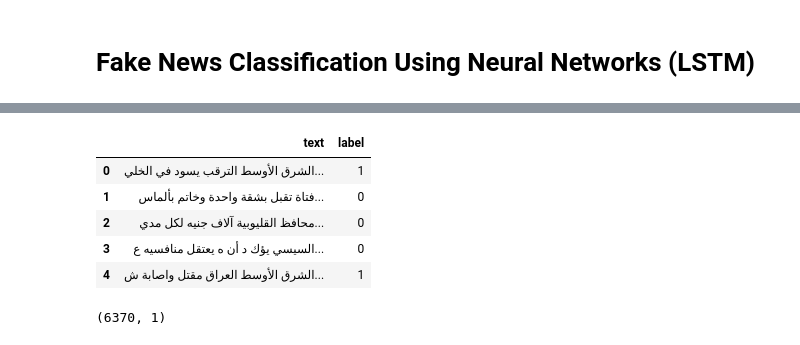
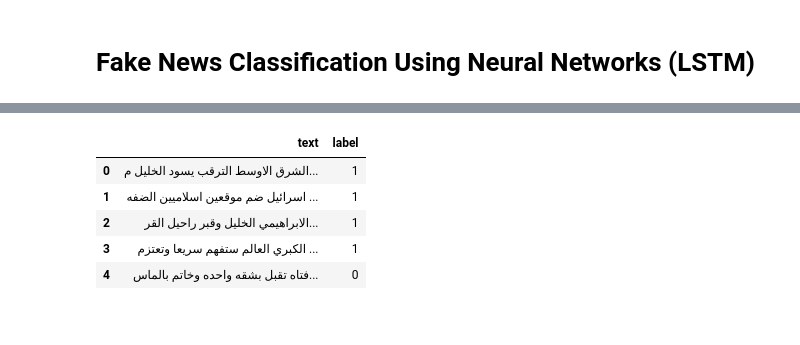
Before and after one commit to menaattia/arabic-fake-news, a Jupyter notebook: Models/lstm.ipynb, the cells around one changed output, grey strips where cells are left out. Saved outputs shown, nothing was run; the diff lists cells and outputs as text; code cells hidden in the pictures.

Commit message:
train lstm with different training data

```diff
--- a/Models/lstm.ipynb
+++ b/Models/lstm.ipynb
@@ -62,65 +51,21 @@ def text_to_sequence(text, vocab, max_len=200):
     tokens = tokenize(preprocess(text))
     sequence = [vocab.get(token, vocab['<PAD>']) for token in tokens]
     return np.array(sequence[:max_len] + [vocab['<PAD>']] * (max_len - len(sequence)))
-# %%
-from sklearn.feature_extraction.text import TfidfVectorizer
-
-df = pd.read_csv('compiled_real_fake_news_dataset.csv')
-
-# remove stop words
-# stop_words = set(stopwords.words('arabic'))
-# df['text'] = df['text'].apply(lambda text: ' '.join([word for word in text.split() if word not in stop_words]))
-
-
-# df['text_indices'] = df['text'].apply(tokenize_text) # Apply tokenization to each text
-# df['padded_indices'] = df['text_indices'].apply(pad_sequence)
-
-
-# # Initialize TF-IDF Vectorizer
-# tfidf = TfidfVectorizer(max_features=300)  # Set max_features for dimensionality control
-# # Fit and transform the text data
-# tfidf_matrix = tfidf.fit_transform(df['text'])
-# embeddings = pd.DataFrame(tfidf_matrix.toarray(), columns=tfidf.get_feature_names_out())
-# print(embeddings.shape)
-
-# Convert labels to numerical representation (0 for 'fake', 1 for 'real')
-df['label'] = df['label'].map({'fake': 0, 'real': 1})
-
-
-
-df.head()
-# %% [output]
-|  | text | label |
-| 0 | الشرق الأوسط الترقب يسود في الخلي... | 1 |
-| 1 | فتاة تقبل بشقة واحدة وخاتم بألماس... | 0 |
-| 2 | محافظ القليوبية آلاف جنيه لكل مدي... | 0 |
-| 3 | السيسي يؤك د أن ه يعتقل منافسيه ع... | 0 |
-| 4 | الشرق الأوسط العراق مقتل واصابة ش... | 1 |
-# %%
-# Sample data (padded sequences and labels assumed)
-# X = torch.tensor(df['padded_indices'], dtype=torch.long)
-# # X = torch.tensor(embeddings.values, dtype=torch.float32)
-# y = torch.tensor(df['label'].values, dtype=torch.float32)
-
-X = df[['text']]
-y = df['label']
-
-print(X.shape)
-
-X_train, X_test, y_train, y_test = train_test_split(X, y, test_size=0.2, random_state=42)
-X_dev, X_test, y_dev, y_test = train_test_split(X_test, y_test, test_size=0.5, random_state=42)
-
-vocab = build_vocab(X_train['text'])
-# df['padded_indices'] = X_train['text'].apply(lambda text: text_to_sequence(text, vocab))
-
-# torch.manual_seed(42)
-
-# # Dataset and DataLoader
-# train_dataset = TensorDataset(X_train, y_train)
-# dev_dataset = TensorDataset(X_dev, y_dev)
-# test_dataset = TensorDataset(X_test, y_test)
-# train_dataloader = DataLoader(train_dataset, batch_size=32, shuffle=True)
-# dev_dataloader = DataLoader(dev_dataset, batch_size=32)
-# test_dataloader = DataLoader(test_dataset, batch_size=32)
-# %% [output]
-(6370, 1)
+# %%
+df_articles = pd.read_csv('../final_datasets/articles_dataset.csv')
+df_tweets = pd.read_csv('../final_datasets/tweets_dataset.csv')
+df_comb = pd.read_csv('../final_datasets/combined_dataset.csv')
+
+# Convert labels to numerical representation (0 for 'fake', 1 for 'real')
+df_articles['label'] = df_articles['label'].map({'fake': 0, 'real': 1})
+df_tweets['label'] = df_tweets['label'].map({False: 0, True: 1})
+df_comb['label'] = df_comb['label'].map({'fake': 0, 'real': 1})
+
+df_articles.head()
+# %% [output]
+|  | text | label |
+| 0 | الشرق الاوسط الترقب يسود الخليل م... | 1 |
+| 1 | اسرائيل ضم موقعين اسلاميين الضفه ... | 1 |
+| 2 | الابراهيمي الخليل وقبر راحيل القر... | 1 |
+| 3 | الكبري العالم ستفهم سريعا وتعتزم ... | 1 |
+| 4 | فتاه تقبل بشقه واحده وخاتم بالماس... | 0 |
```
Also changed, not shown: parts of 19 cells of this notebook, 1 other file.
